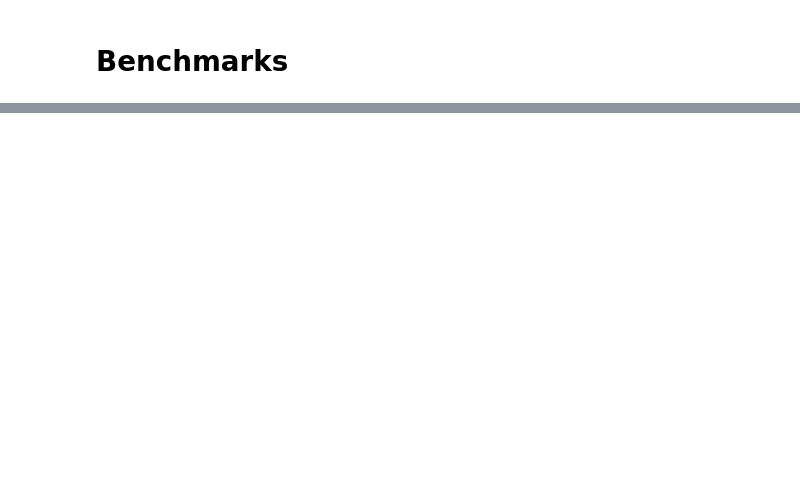
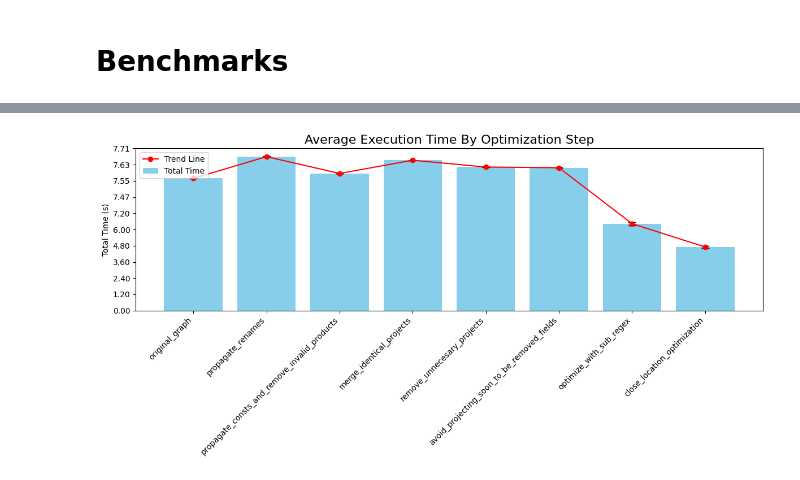
Before and after one commit to DeanLight/graph_rewrite, a Jupyter notebook: tutorials/00_engine.ipynb, the cells around one changed output, grey strips where cells are left out. Drawn from its saved outputs; the diff is of its cells as text; code cells hidden in the pictures; blank space fills up the shorter version.

```diff
--- a/tutorials/00_engine.ipynb
+++ b/tutorials/00_engine.ipynb
@@ -1097,0 +1085,4 @@ optimized_graph = profile_optimizations(optimized_graph, [], [close_location_opt
+# %%
+# show more statistics - highest and lowest for each optimization, median, etc
+data = df[df['operation'] == 'total_time'].groupby('optimization')['total_time'].describe().reindex(['original_graph', 'propagate_renames', 'propagate_consts_and_remove_invalid_products', 'merge_identical_projects', 'remove_unnecesary_projects', 'avoid_projecting_soon_to_be_removed_fields', 'optimize_with_sub_regex', 'close_location_optimization'])
+data
@@ -1097,0 +1100,42 @@ optimized_graph = profile_optimizations(optimized_graph, [], [close_location_opt
+# %%
+optimizations = data.index
+means = data['mean']
+stds = data['std']
+
+def custom_transform(y):
+    if y > 7.4:
+        return 15 * (y - 7.4) + 7.4  # Stretch values above 7.4
+    return y  # Keep values below 7.4 unchanged
+
+def inverse_transform(y):
+    if y > 7.4:
+        return (y - 7.4) / 15 + 7.4
+    return y
+
+# Apply the custom transformation to the y-values
+transformed_means = [custom_transform(y) for y in means]
+transformed_stds = [std / (15 if mean > 7.4 else 1) for std, mean in zip(stds, means)]
+
+# Create the plot
+fig, ax = plt.subplots(figsize=(12, 6))
+
+# Bar chart with transformed data
+ax.bar(optimizations, transformed_means, yerr=transformed_stds, capsize=5, color='skyblue', label="Total Time")
+
+# Trend line with transformed data
+ax.plot(optimizations, transformed_means, marker='o', color='red', linestyle='-', label="Trend Line")
+
+# Apply the custom ticks
+ax.set_yticks(np.linspace(0, 12, 11))  # Adjust tick intervals as needed
+ax.set_yticklabels([f"{inverse_transform(y):.2f}" for y in np.linspace(0, 12, 11)])
+
+# Add labels, title, and legend
+plt.title("Average Execution Time By Optimization Step", fontsize=16)
+plt.ylabel("Total Time (s)")
+plt.xticks(rotation=45, ha='right')
+plt.legend(loc='upper left')
+
+# Show the plot
+plt.tight_layout()
+# %% [output]
+[figure, added]
```
Also changed, not shown: parts of 25 cells of this notebook, 1 other file.
